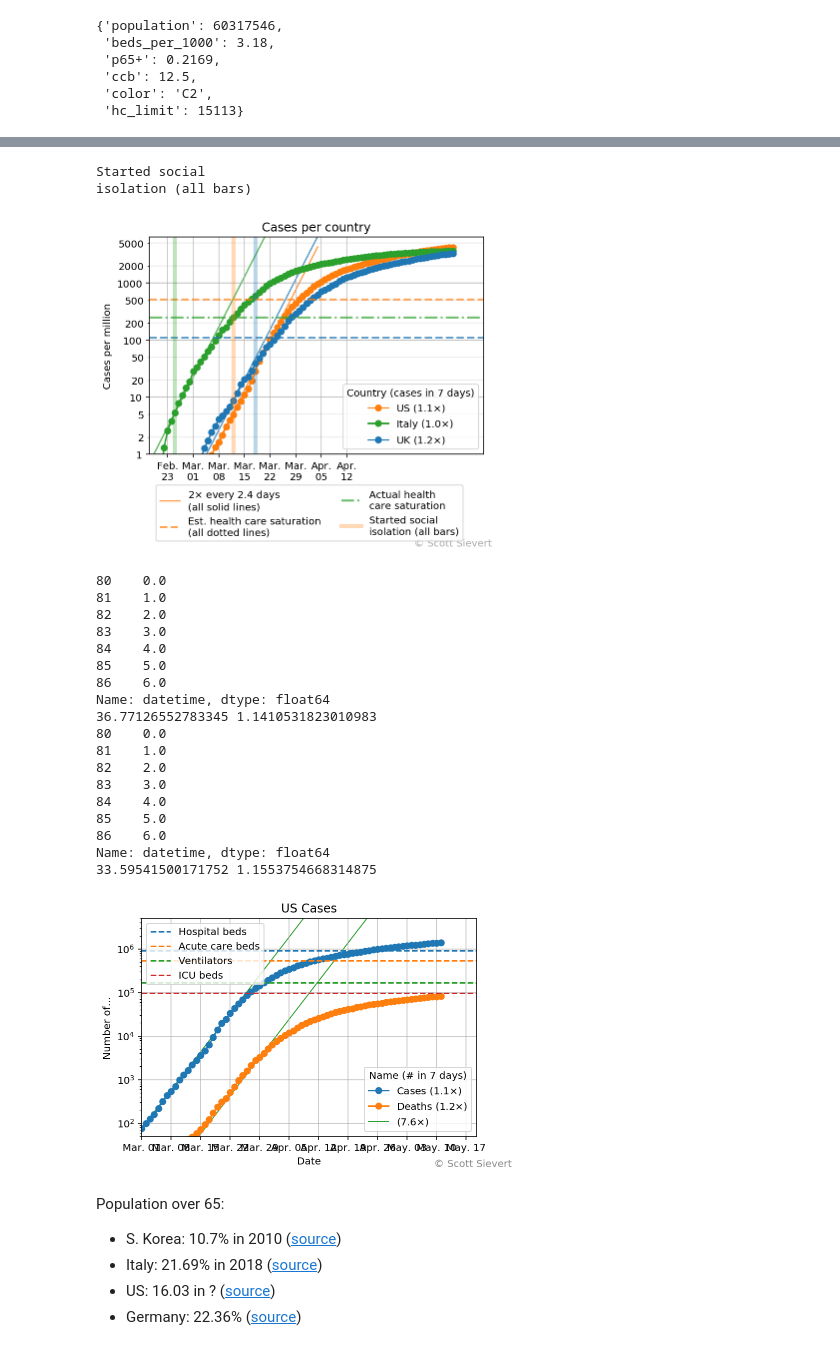
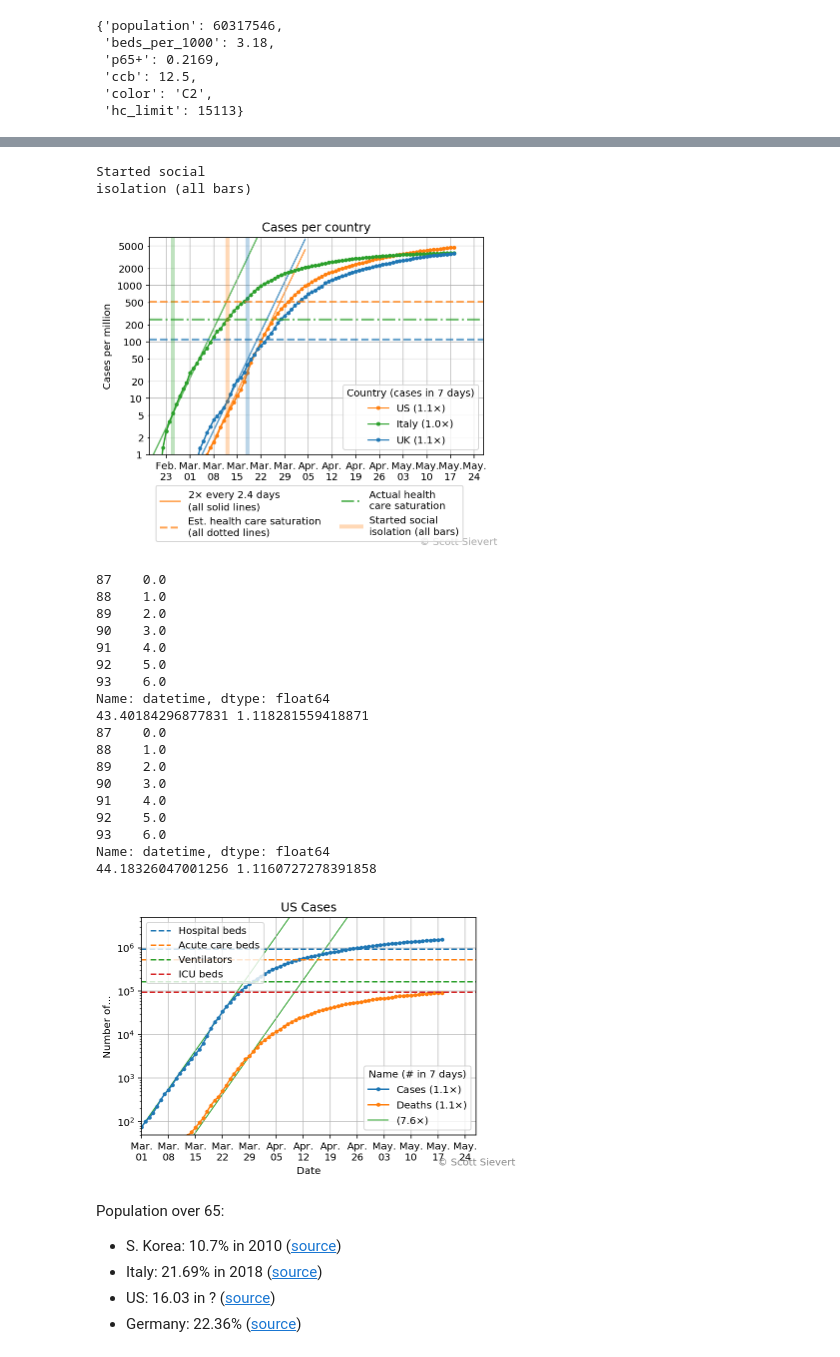
Before and after one commit to stsievert/covid-19, a Jupyter notebook: coronavirus.ipynb, the cells around one changed output, grey strips where cells are left out. Drawn from its saved outputs; the diff is of its cells as text; code cells hidden in the pictures.

```diff
--- a/coronavirus.ipynb
+++ b/coronavirus.ipynb
@@ -189,7 +189,7 @@ for c in to_show:
     l = c.upper() if len(c) == 2 else c.capitalize()
     if c == "south-korea":
         l = "South Korea"
-    line, = ax.plot(s.datetime, s.concentration, "o-{}".format(meta[c]["color"]), label=l)
+    line, = ax.plot(s.datetime, s.concentration, ".-{}".format(meta[c]["color"]), label=l)
     lines.append(line)
 country_legend = ax.legend(handles=lines, loc="lower right", title="Country")
 ax.add_artist(country_legend)
@@ -464,7 +464,7 @@ lines = []
 for c in to_show:
     show = df[(df.country == c) & (df["var"] == "cases")].copy()
     show["shifted_datetime"] = show["datetime"] - offsets[c]
-    style = f"{meta[c]['color']}o-"
+    style = f"{meta[c]['color']}.-"
     label = c.upper() if len(c) == 2 else c.capitalize()
     if c == "south-korea":
         label = "South Korea"
@@ -567,7 +567,7 @@ ax.set_yscale("log")
 ax.xaxis.set_major_formatter(mdates.DateFormatter('%b.\n%d'))
 ax.grid(alpha=0.8)
 ax.grid(alpha=0.3, which="minor", axis="y")
-weeks = pd.date_range(start=datetime(2020, 2, 15), end=datetime(2020, 2, 15) + timedelta(days=60), freq="1W")
+weeks = pd.date_range(start=datetime(2020, 2, 15), end=datetime(2020, 2, 15) + timedelta(days=360), freq="1W")
 weeks_mpl = [mdates.date2num(w) for w in weeks]
 ax.xaxis.set_major_locator(plt.FixedLocator(weeks_mpl))
 
@@ -589,7 +589,7 @@ fig.savefig("imgs/rate.png", bbox_inches="tight", dpi=300)
 # %% [output]
 Started social
 isolation (all bars)
-[figure, old version]
+[figure, new version]
 # %%
 from datetime import timedelta
 us = {
@@ -620,7 +620,7 @@ for k, var in enumerate(["cases", "deaths"]):
         label = "Cases"
     elif var == "deaths":
         label = "Deaths"
-    line, = ax.plot(show.datetime, show.cases, f"C{k}o-", label=f"{label} ({weekly_rate:0.1f}$\\times$)")#, zorder=100)
+    line, = ax.plot(show.datetime, show.cases, f"C{k}.-", label=f"{label} ({weekly_rate:0.1f}$\\times$)")#, zorder=100)
     lines.append(line)
 
 ax.set_xlim(mdates.date2num(datetime(2020, 3, 1)), datetime.now() + timedelta(7))
@@ -640,51 +640,51 @@ first_legend = ax.legend(loc="lower right", title="Name (# in 7 days)", handles=
 ax.add_artist(first_legend)
 
 ax.set_title("US Cases")
 xlim = ax.get_xlim()
 meta_lines = []
 for label, num in us.items():
     if "_" in label:
         continue
     line, = ax.plot(xlim, [num, num], "--", label=label)
     meta_lines.append(line)
 ax.legend(loc="upper left", handles=meta_lines)
 
 ax.set_yscale("log")
 ax.grid(alpha=0.8, which="major", axis="y")
 # ax.grid(alpha=0.3, which="minor", axis="y")
 ax.grid(alpha=0.8, which="both", axis="x")
 ax.set_ylim(50, 5e6)
 ax.text(xlim[1] - 10, ax.get_ylim()[0] * 0.2, "© Scott Sievert", color="#" + "8" * 6)
 ax.set_ylabel("Number of...")
 ax.set_xlabel("Date")
 
 weeks = pd.date_range(start=df.datetime.min(), end=df.datetime.min() + timedelta(days=120), freq="1W")
 weeks_mpl = [mdates.date2num(w) for w in weeks]
 ax.xaxis.set_major_locator(plt.FixedLocator(weeks_mpl))
-ax.xaxis.set_major_formatter(mdates.DateFormatter('%b. %d'))
+ax.xaxis.set_major_formatter(mdates.DateFormatter('%b.\n%d'))
 
 fig.savefig("imgs/us.svg", bbox_inches="tight")
 fig.savefig("imgs/us.png", bbox_inches="tight", dpi=300)
 # %% [output]
-80    0.0
-81    1.0
-82    2.0
-83    3.0
-84    4.0
-85    5.0
-86    6.0
+87    0.0
+88    1.0
+89    2.0
+90    3.0
+91    4.0
+92    5.0
+93    6.0
 Name: datetime, dtype: float64
-36.77126552783345 1.1410531823010983
-80    0.0
-81    1.0
-82    2.0
-83    3.0
-84    4.0
-85    5.0
-86    6.0
+43.40184296877831 1.118281559418871
+87    0.0
+88    1.0
+89    2.0
+90    3.0
+91    4.0
+92    5.0
+93    6.0
 Name: datetime, dtype: float64
-33.59541500171752 1.1553754668314875
+44.18326047001256 1.1160727278391858
-[figure, old version]
+[figure, new version]
 # %% [markdown]
 Population over 65:
 
```
Also changed, not shown: parts of 8 cells of this notebook, 37 other files.
